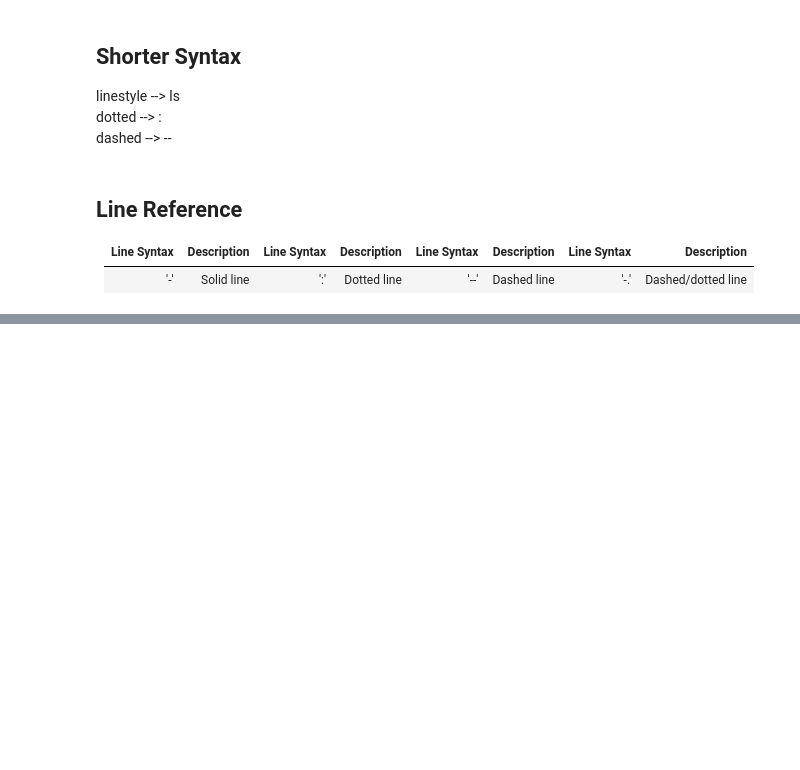
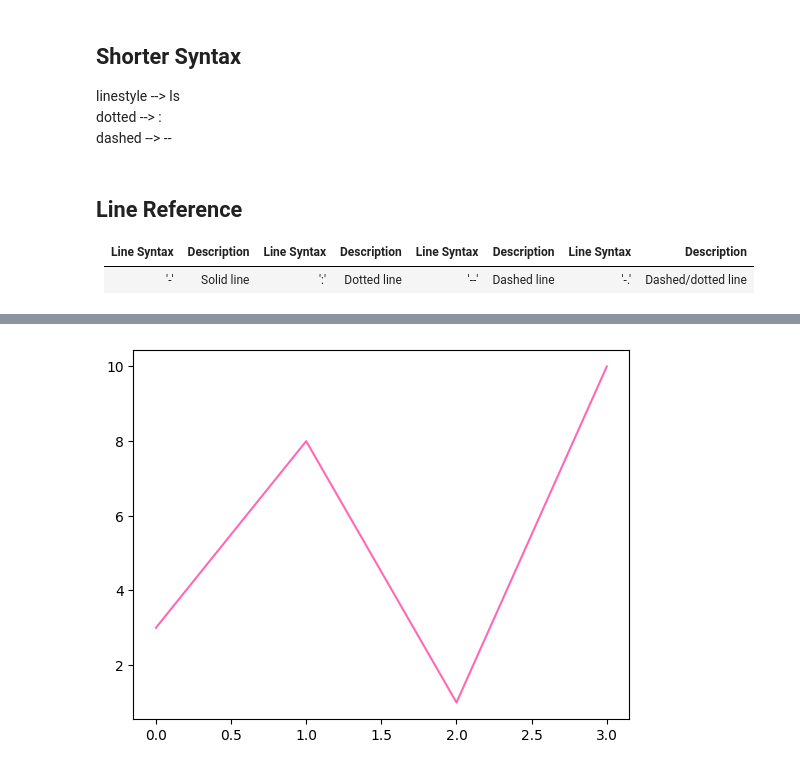
Before and after one commit to shaygong322/Dive-into-DL, a Jupyter notebook: NumPy-Pandas-Matplotlib/Matplotlib.ipynb, the cells around one changed output, grey strips where cells are left out. Cells and saved outputs as stored; diff of their text form; code cells hidden in the pictures; blank space fills up the shorter version.

```diff
--- a/NumPy-Pandas-Matplotlib/Matplotlib.ipynb
+++ b/NumPy-Pandas-Matplotlib/Matplotlib.ipynb
@@ -136,0 +151,6 @@ dashed --> --
+# %%
+# 140 named colors are supported:
+plt.plot(ypoints, c='hotpink')
+plt.show()
+# %% [output]
+[figure, added]
```
Also changed, not shown: parts of 78 cells of this notebook, 2 other files.
